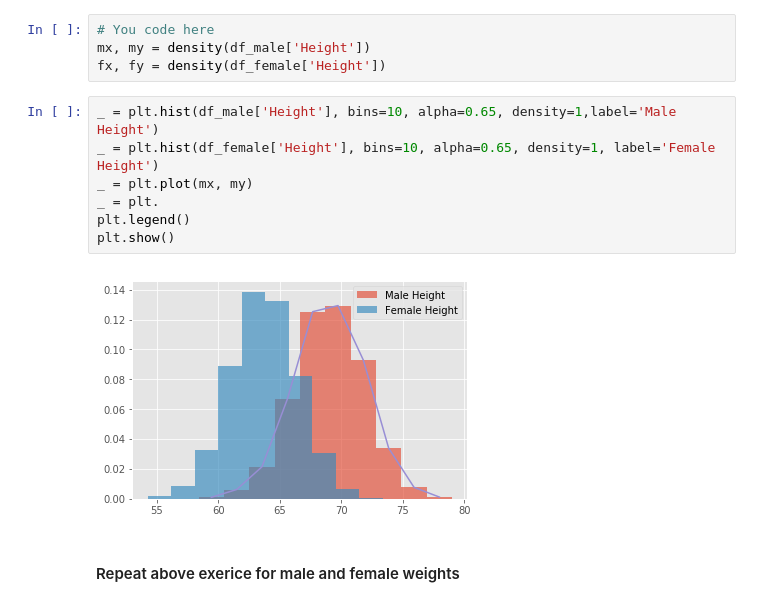
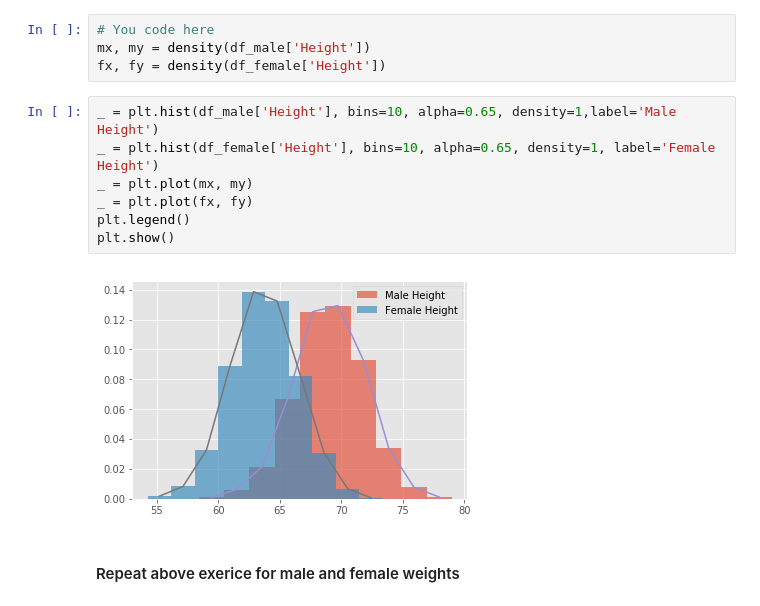
Before and after one commit to maks-p/dsc-1-09-11-the-probability-density-function-lab-nyc-ds-career-031119, a Jupyter notebook: index.ipynb, the cells around one changed output. Saved outputs shown, nothing was run; the diff lists cells and outputs as text.

```diff
--- a/index.ipynb
+++ b/index.ipynb
@@ -106,12 +106,12 @@ fx, fy = density(df_female['Height'])
 # %%
 _ = plt.hist(df_male['Height'], bins=10, alpha=0.65, density=1,label='Male Height')
 _ = plt.hist(df_female['Height'], bins=10, alpha=0.65, density=1, label='Female Height')
 _ = plt.plot(mx, my)
-_ = plt.
+_ = plt.plot(fx, fy)
 plt.legend()
 plt.show()
 # %% [output]
-[figure, old version]
+[figure, new version]
 # %% [markdown]
 #### Repeat above exerice for male and female weights
 # %%
```
